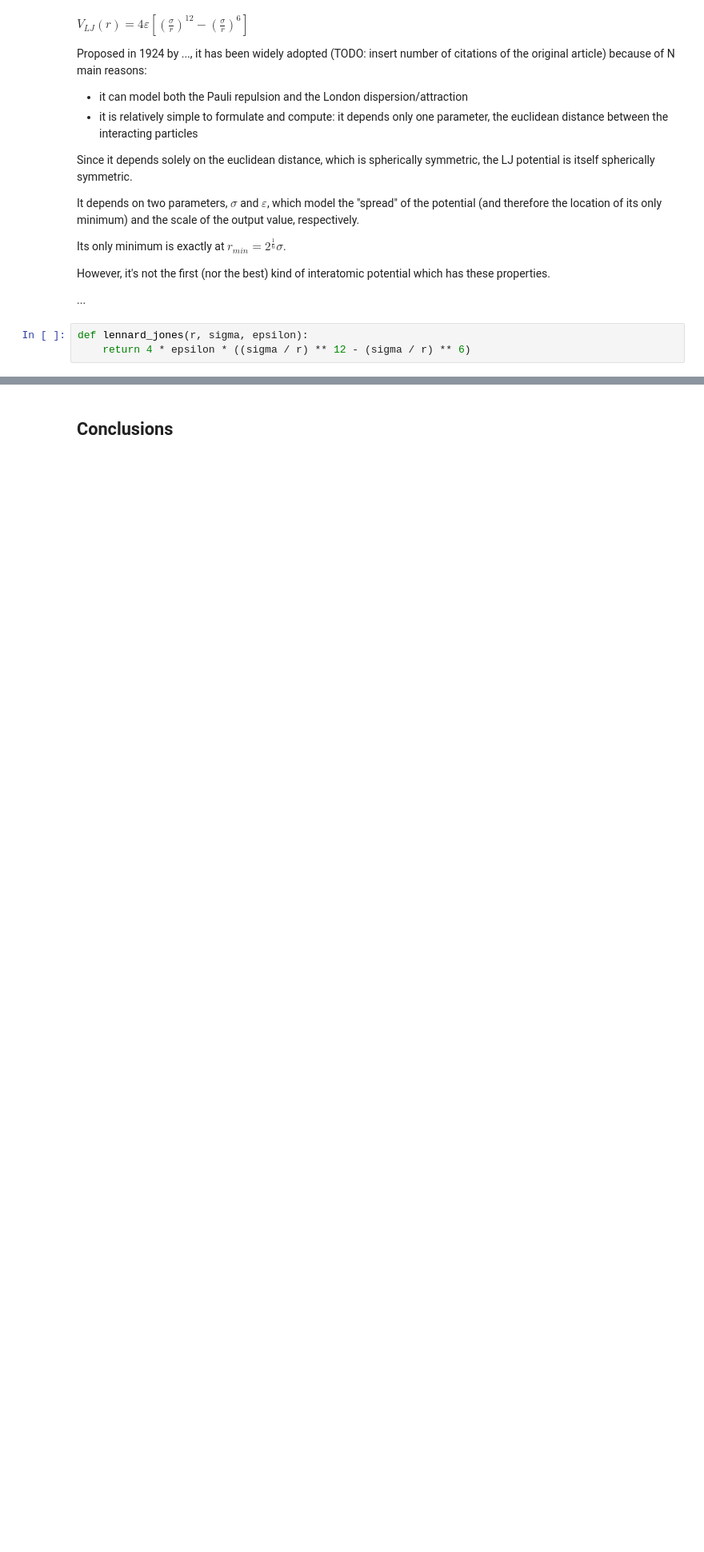
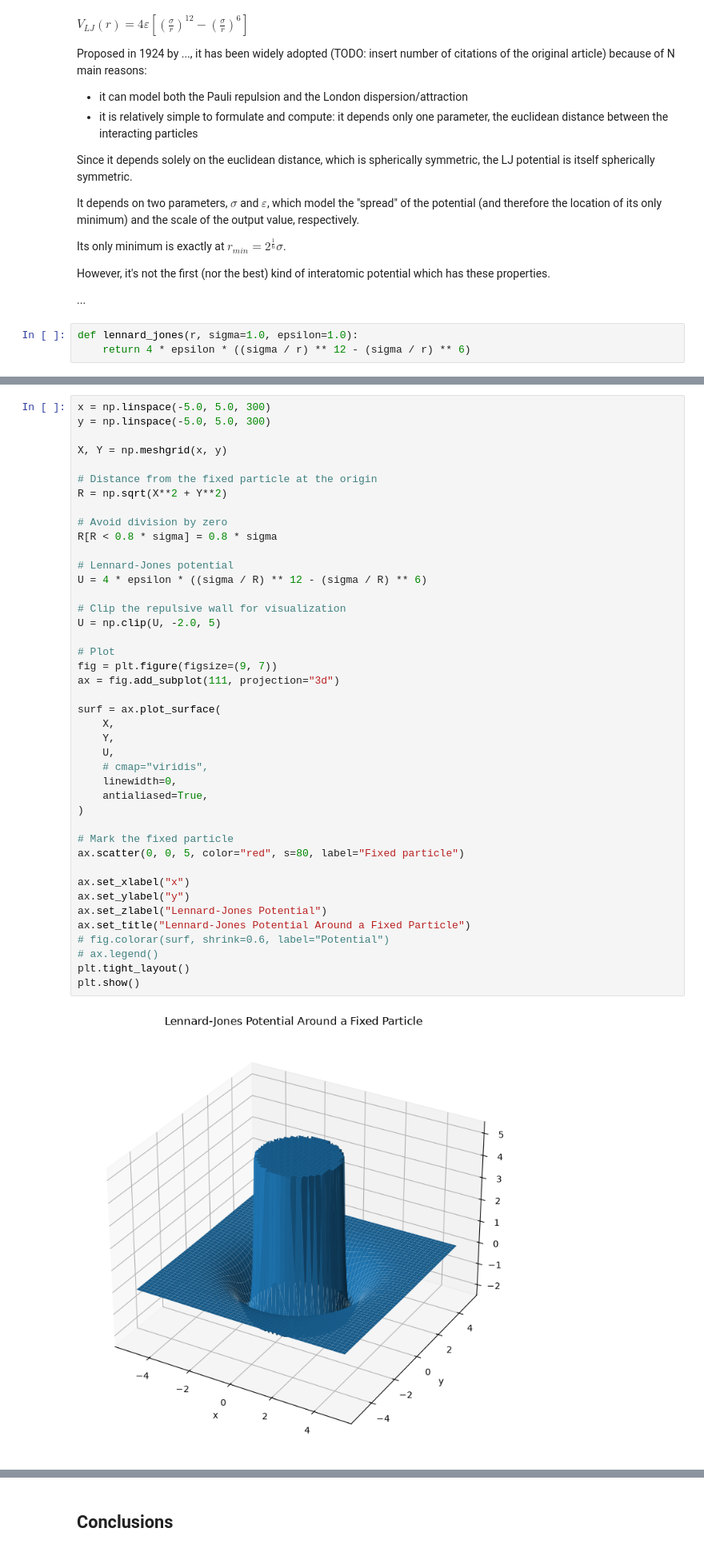
Before and after one commit to Ledmington/Interatomic_Potentials, a Jupyter notebook: main.ipynb, the cells around one changed output, grey strips where cells are left out. Shown at 80% size. Drawn from its saved outputs; the diff is of its cells as text; blank space fills up the shorter version.

```diff
--- a/main.ipynb
+++ b/main.ipynb
@@ -26,7 +26,7 @@ However, it's not the first (nor the best) kind of interatomic potential which h
 
 ...
 # %%
-def lennard_jones(r, sigma, epsilon):
+def lennard_jones(r, sigma=1.0, epsilon=1.0):
     return 4 * epsilon * ((sigma / r) ** 12 - (sigma / r) ** 6)
 # %%
 sigma_values = [0.5, 1.0, 2.0]
@@ -85,3 +85,47 @@ plt.tight_layout()
 plt.show()
 # %% [output]
 [figure]
+# %%
+x = np.linspace(-5.0, 5.0, 300)
+y = np.linspace(-5.0, 5.0, 300)
+
+X, Y = np.meshgrid(x, y)
+
+# Distance from the fixed particle at the origin
+R = np.sqrt(X**2 + Y**2)
+
+# Avoid division by zero
+R[R < 0.8 * sigma] = 0.8 * sigma
+
+# Lennard-Jones potential
+U = 4 * epsilon * ((sigma / R) ** 12 - (sigma / R) ** 6)
+
+# Clip the repulsive wall for visualization
+U = np.clip(U, -2.0, 5)
+
+# Plot
+fig = plt.figure(figsize=(9, 7))
+ax = fig.add_subplot(111, projection="3d")
+
+surf = ax.plot_surface(
+    X,
+    Y,
+    U,
+    # cmap="viridis",
+    linewidth=0,
+    antialiased=True,
+)
+
+# Mark the fixed particle
+ax.scatter(0, 0, 5, color="red", s=80, label="Fixed particle")
+
+ax.set_xlabel("x")
+ax.set_ylabel("y")
+ax.set_zlabel("Lennard-Jones Potential")
+ax.set_title("Lennard-Jones Potential Around a Fixed Particle")
+# fig.colorar(surf, shrink=0.6, label="Potential")
+# ax.legend()
+plt.tight_layout()
+plt.show()
+# %% [output]
+[figure, added]
```
Also changed, not shown: parts of 8 cells of this notebook.
